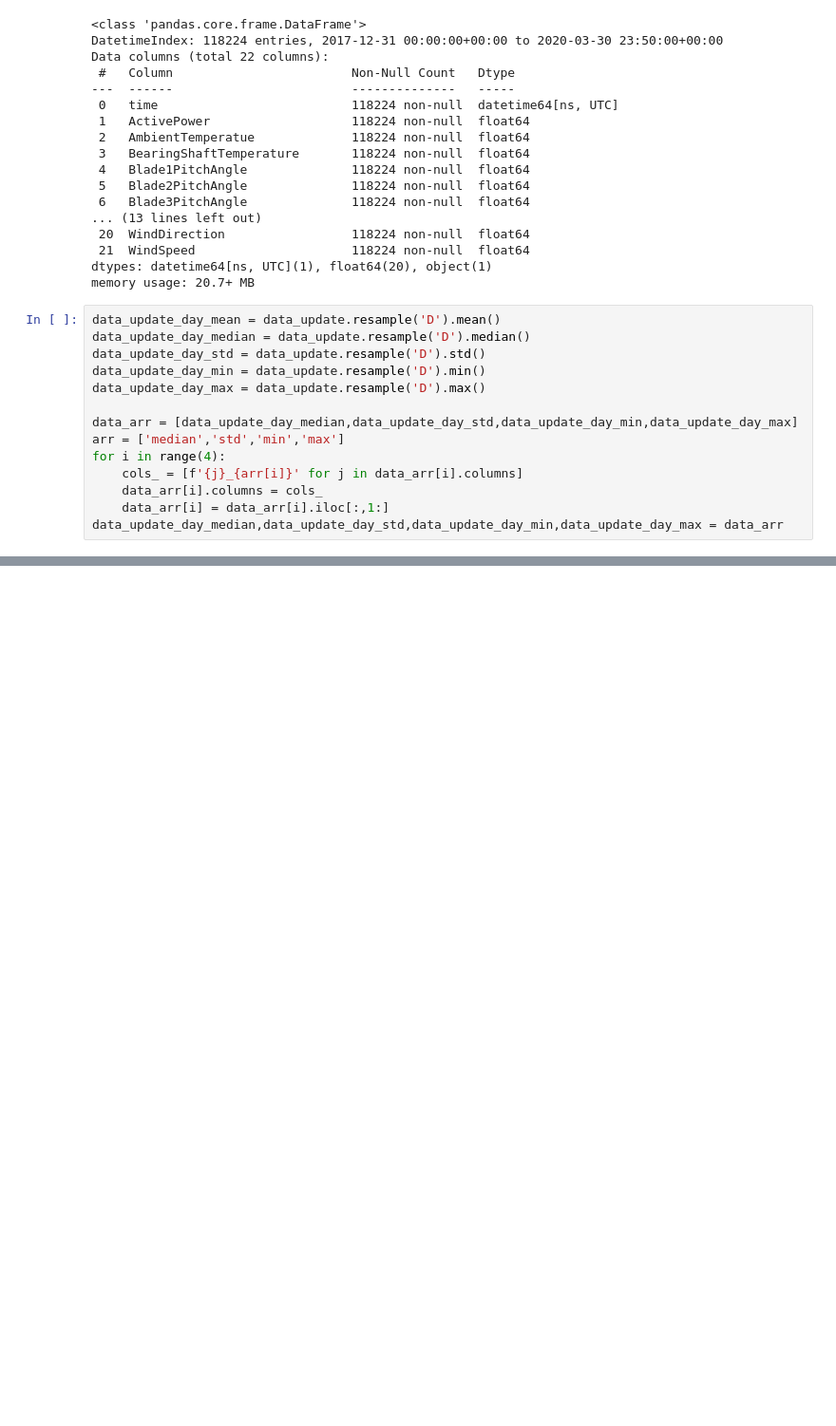
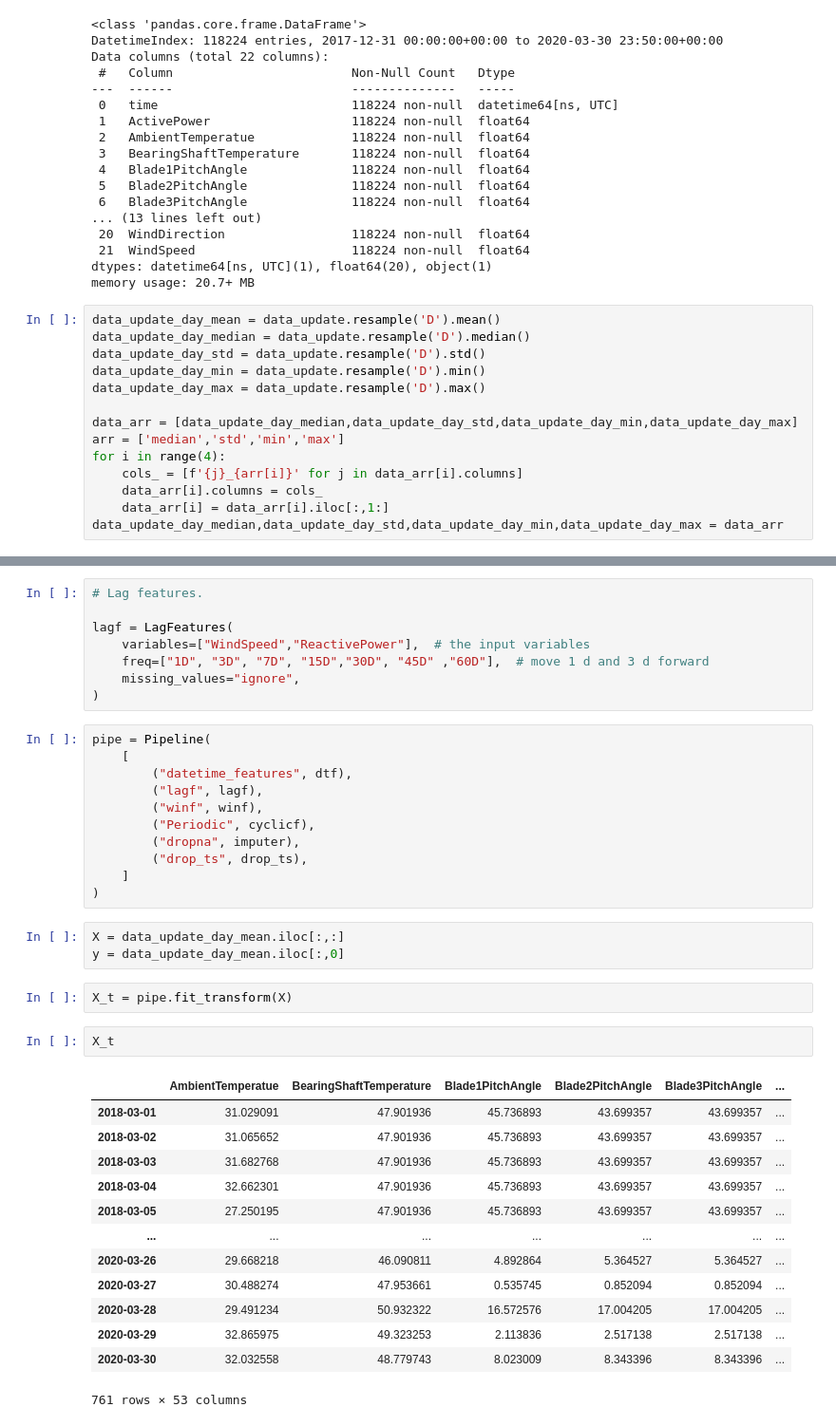
Before and after one commit to abilcode/legit-tst, a Jupyter notebook: technical_test/code/iter2/dataProcessing.ipynb, the cells around one changed output, grey strips where cells are left out. Shown: that part at 95% size. Cells and saved outputs as stored; diff of their text form; blank space fills up the shorter version.

```diff
--- a/technical_test/code/iter2/dataProcessing.ipynb
+++ b/technical_test/code/iter2/dataProcessing.ipynb
@@ -44,0 +155,40 @@ data_update_day_median,data_update_day_std,data_update_day_min,data_update_day_m
+# %%
+# Lag features.
+
+lagf = LagFeatures(
+    variables=["WindSpeed","ReactivePower"],  # the input variables
+    freq=["1D", "3D", "7D", "15D","30D", "45D" ,"60D"],  # move 1 d and 3 d forward
+    missing_values="ignore",
+)
+# %%
+pipe = Pipeline(
+    [
+        ("datetime_features", dtf),
+        ("lagf", lagf),
+        ("winf", winf),
+        ("Periodic", cyclicf),
+        ("dropna", imputer),
+        ("drop_ts", drop_ts),
+    ]
+)
+# %%
+X = data_update_day_mean.iloc[:,:]
+y = data_update_day_mean.iloc[:,0]
+# %%
+X_t = pipe.fit_transform(X)
+# %%
+X_t
+# %% [output]
+|  | AmbientTemperatue | BearingShaftTemperature | Blade1PitchAngle | Blade2PitchAngle | Blade3PitchAngle | ... |
+| 2018-03-01 | 31.029091 | 47.901936 | 45.736893 | 43.699357 | 43.699357 | ... |
+| 2018-03-02 | 31.065652 | 47.901936 | 45.736893 | 43.699357 | 43.699357 | ... |
+| 2018-03-03 | 31.682768 | 47.901936 | 45.736893 | 43.699357 | 43.699357 | ... |
+| 2018-03-04 | 32.662301 | 47.901936 | 45.736893 | 43.699357 | 43.699357 | ... |
+| 2018-03-05 | 27.250195 | 47.901936 | 45.736893 | 43.699357 | 43.699357 | ... |
+| ... | ... | ... | ... | ... | ... | ... |
+| 2020-03-26 | 29.668218 | 46.090811 | 4.892864 | 5.364527 | 5.364527 | ... |
+| 2020-03-27 | 30.488274 | 47.953661 | 0.535745 | 0.852094 | 0.852094 | ... |
+| 2020-03-28 | 29.491234 | 50.932322 | 16.572576 | 17.004205 | 17.004205 | ... |
+| 2020-03-29 | 32.865975 | 49.323253 | 2.113836 | 2.517138 | 2.517138 | ... |
+| 2020-03-30 | 32.032558 | 48.779743 | 8.023009 | 8.343396 | 8.343396 | ... |
+761 rows × 53 columns
```
Also changed, not shown: parts of 22 cells of this notebook, 3 other files.
